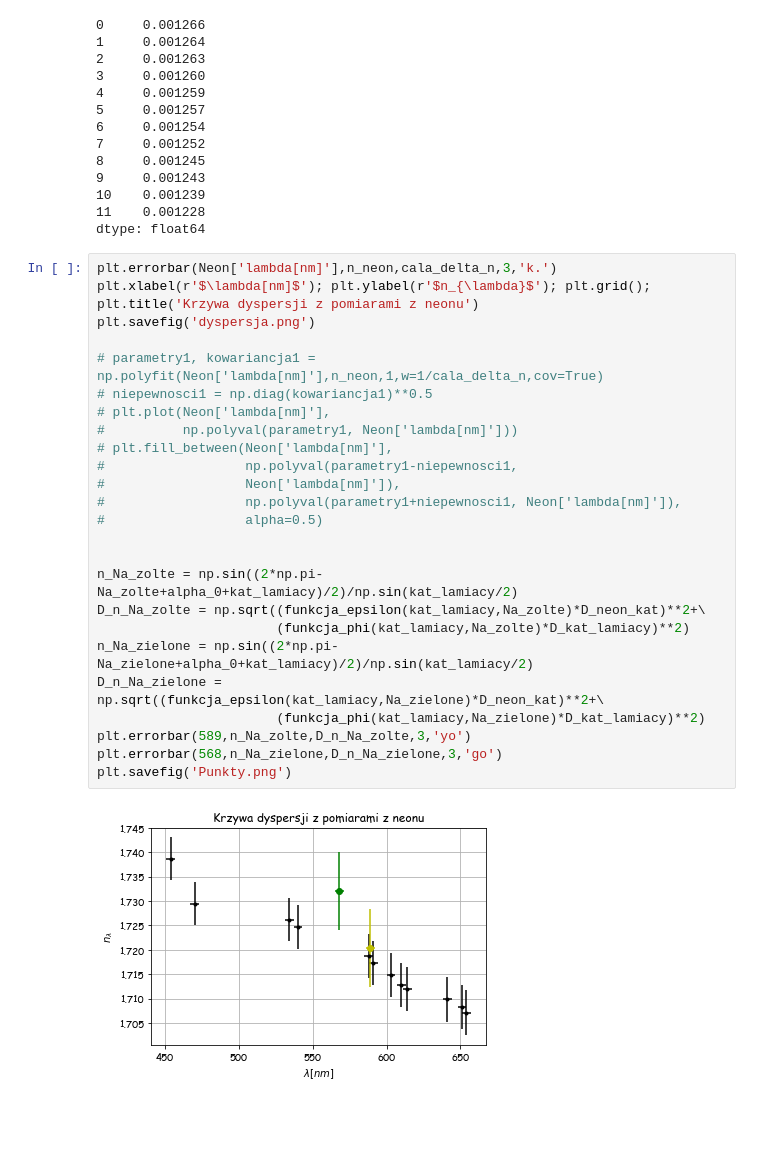
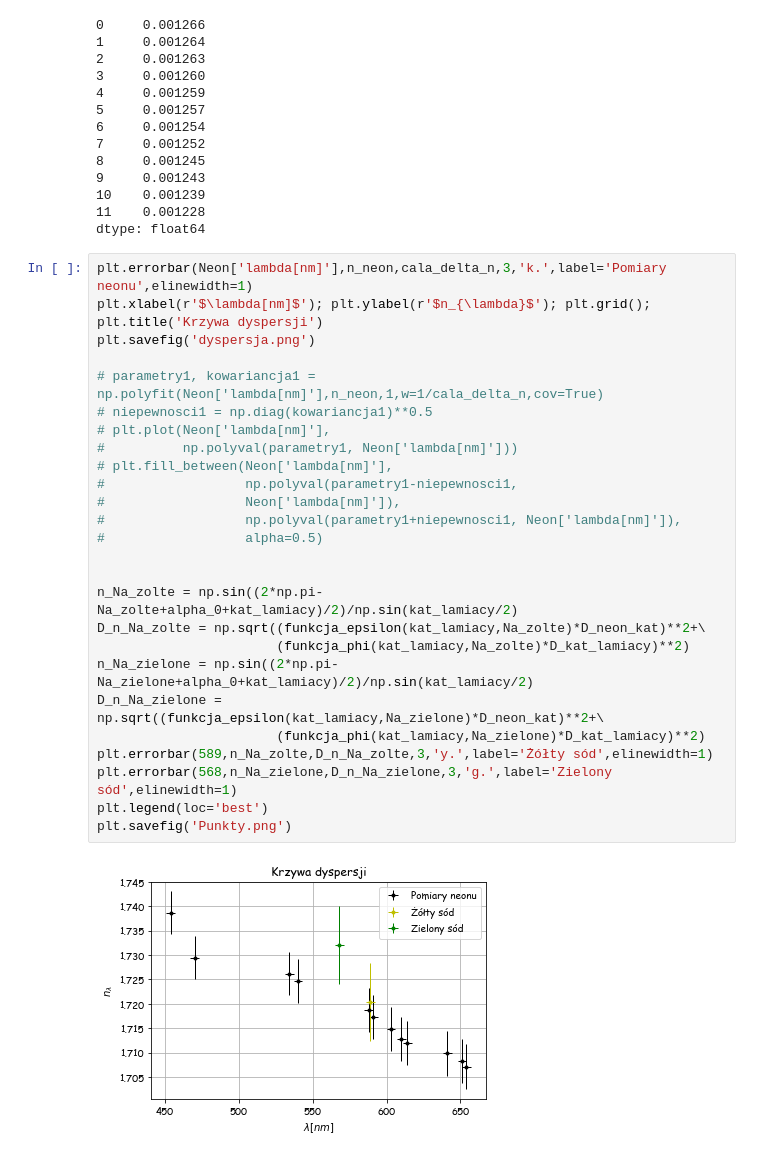
Before and after one commit to MarikinPaulina/LabFiz1, a Jupyter notebook: 07-34-GóraTęcz/Pryzmat.ipynb, the cells around one changed output. Cells and saved outputs as stored; diff of their text form; blank space fills up the shorter version.

Commit message:
Niepewność pomiary

```diff
--- a/07-34-GóraTęcz/Pryzmat.ipynb
+++ b/07-34-GóraTęcz/Pryzmat.ipynb
@@ -124,29 +124,30 @@ D_ostateczne
 11    0.001228
 dtype: float64
 # %%
-plt.errorbar(Neon['lambda[nm]'],n_neon,cala_delta_n,3,'k.')
-plt.xlabel(r'$\lambda[nm]$'); plt.ylabel(r'$n_{\lambda}$'); plt.grid(); plt.title('Krzywa dyspersji z pomiarami z neonu')
+plt.errorbar(Neon['lambda[nm]'],n_neon,cala_delta_n,3,'k.',label='Pomiary neonu',elinewidth=1)
+plt.xlabel(r'$\lambda[nm]$'); plt.ylabel(r'$n_{\lambda}$'); plt.grid(); plt.title('Krzywa dyspersji')
 plt.savefig('dyspersja.png')
 
 # parametry1, kowariancja1 = np.polyfit(Neon['lambda[nm]'],n_neon,1,w=1/cala_delta_n,cov=True)
 # niepewnosci1 = np.diag(kowariancja1)**0.5
 # plt.plot(Neon['lambda[nm]'],
 #          np.polyval(parametry1, Neon['lambda[nm]']))
 # plt.fill_between(Neon['lambda[nm]'],
 #                  np.polyval(parametry1-niepewnosci1,
 #                  Neon['lambda[nm]']),
 #                  np.polyval(parametry1+niepewnosci1, Neon['lambda[nm]']),
 #                  alpha=0.5)
 
 
 n_Na_zolte = np.sin((2*np.pi-Na_zolte+alpha_0+kat_lamiacy)/2)/np.sin(kat_lamiacy/2)
 D_n_Na_zolte = np.sqrt((funkcja_epsilon(kat_lamiacy,Na_zolte)*D_neon_kat)**2+\
                        (funkcja_phi(kat_lamiacy,Na_zolte)*D_kat_lamiacy)**2)
 n_Na_zielone = np.sin((2*np.pi-Na_zielone+alpha_0+kat_lamiacy)/2)/np.sin(kat_lamiacy/2)
 D_n_Na_zielone = np.sqrt((funkcja_epsilon(kat_lamiacy,Na_zielone)*D_neon_kat)**2+\
                        (funkcja_phi(kat_lamiacy,Na_zielone)*D_kat_lamiacy)**2)
-plt.errorbar(589,n_Na_zolte,D_n_Na_zolte,3,'yo')
-plt.errorbar(568,n_Na_zielone,D_n_Na_zielone,3,'go')
+plt.errorbar(589,n_Na_zolte,D_n_Na_zolte,3,'y.',label='Żółty sód',elinewidth=1)
+plt.errorbar(568,n_Na_zielone,D_n_Na_zielone,3,'g.',label='Zielony sód',elinewidth=1)
+plt.legend(loc='best')
 plt.savefig('Punkty.png')
 # %% [output]
-[figure, old version]
+[figure, new version]
```
Also changed, not shown: parts of 1 cell of this notebook, 17 other files.
